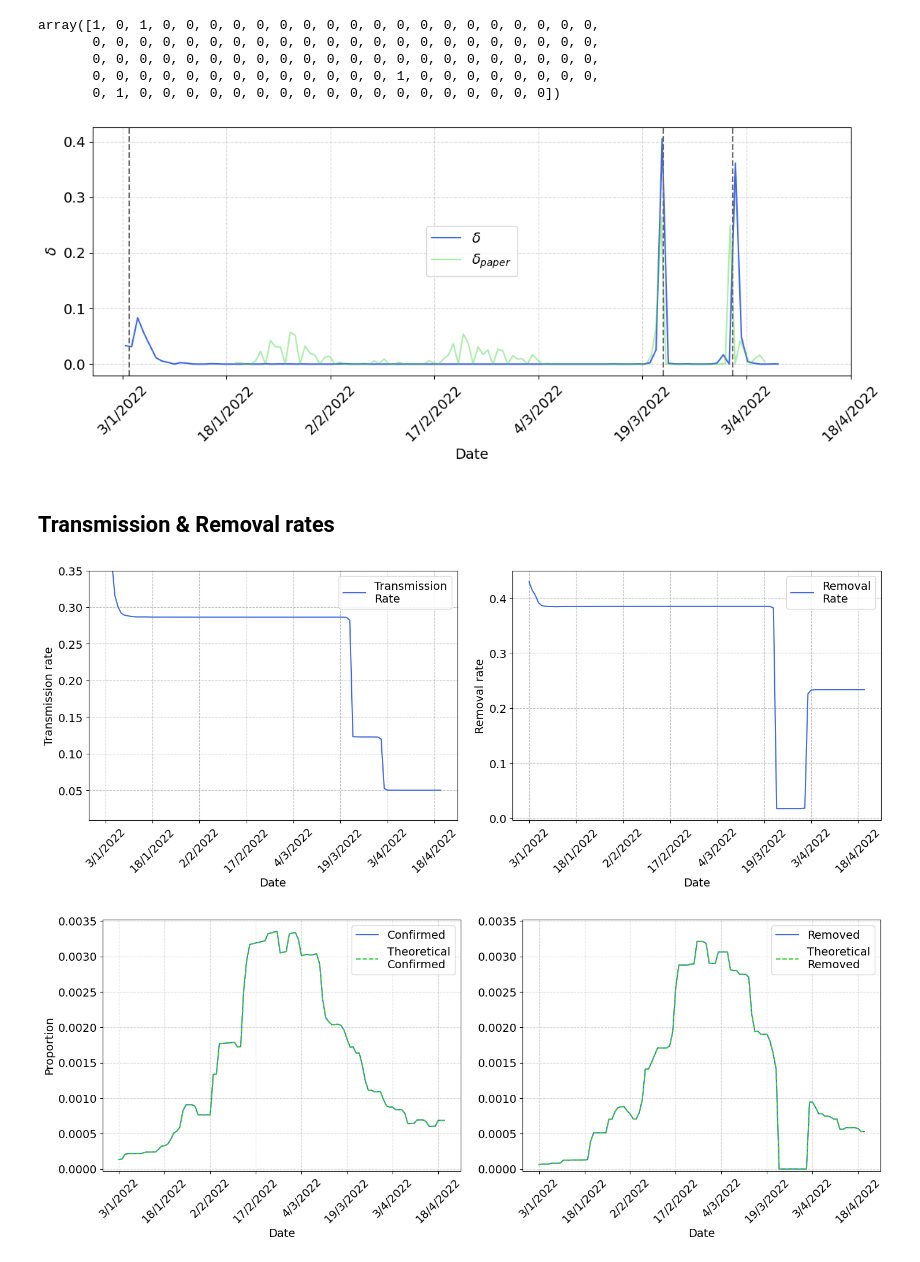
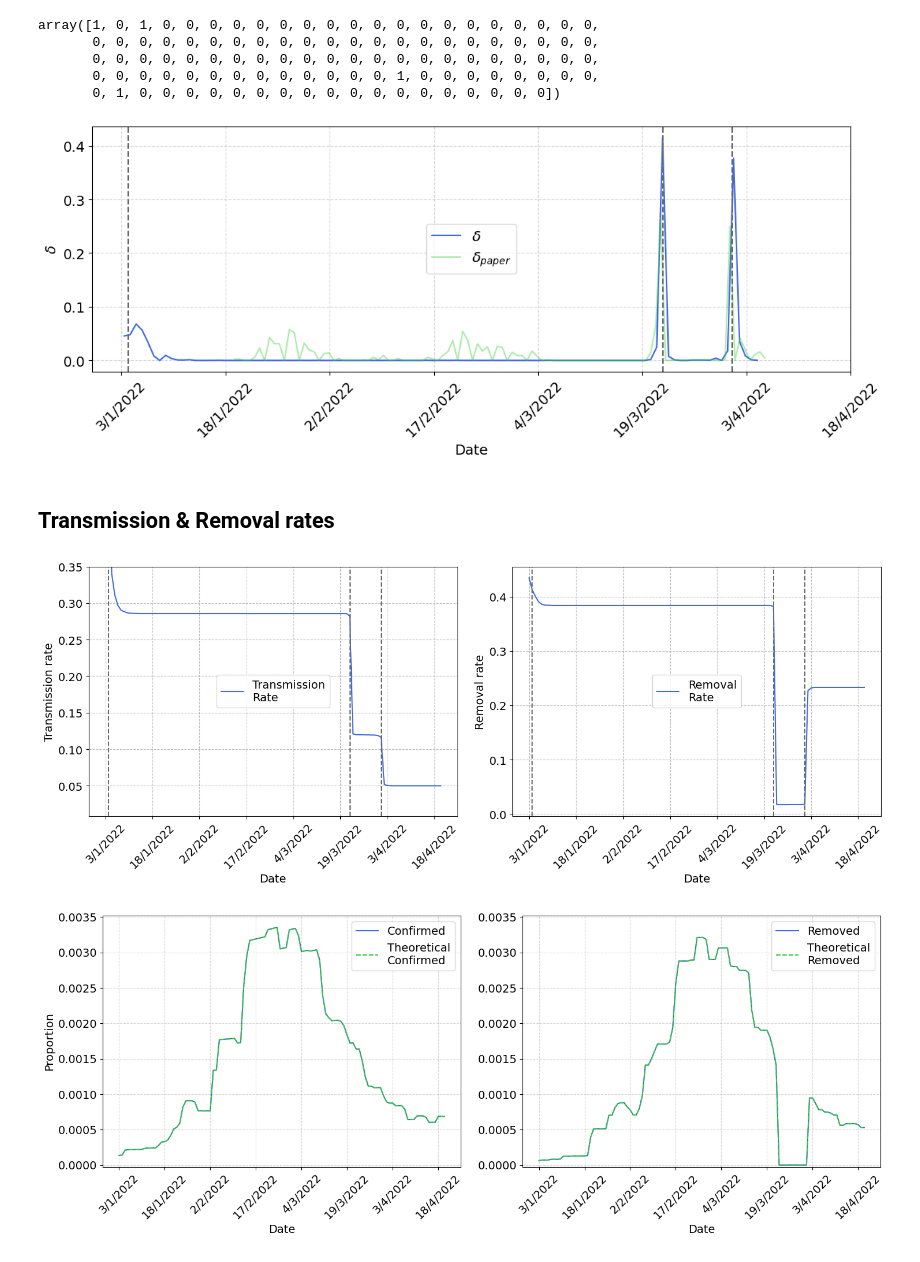
Before and after one commit to s1m0n32001/BayesianSIR, a Jupyter notebook: final.ipynb, the cells around one changed output. Cells and saved outputs as stored; diff of their text form; code cells hidden in the pictures.

```diff
--- a/final.ipynb
+++ b/final.ipynb
@@ -15,8 +15,8 @@ N = 1_000_000
 T = 101
 I0 = 50
 
-betas = 25*[0.3]+25*[.4]+25*[.25]+26*[.2]
-gammas = 25*[0.05]+25*[.15]+25*[.2]+26*[.25]
+betas = 25*[0.10]+25*[.4]+25*[.2]+26*[.05]
+gammas = 25*[0.01]+25*[.08]+25*[.15]+26*[.25]
 
 SIR_model = Bayesian_SIR([N, T, I0], betas, gammas)
 # %% [markdown]
@@ -107,0 +111,17 @@ array([0], dtype=int64)
+# %%
+where = np.where(deltas_samples[1:] == 1)[0]
+n_wh, wh_bins = np.histogram(where[1:], bins=108, density=True)
+plt.figure(figsize=(12, 5))
+plt.plot(((wh_bins[1:]+wh_bins[:-1])/2).astype(int), n_wh, label=r'$\delta$', color=colors[0])
+lims = plt.ylim()
+for en, d in enumerate(delta_final[1:]):
+    if d == 1:
+        plt.vlines(en, *lims, color='dimgray', ls='--')
+plt.ylim(lims)
+plt.xlabel('Date')
+plt.ylabel(r'$\delta$')
+plt.grid(ls='--', alpha=0.5)
+plt.legend(loc='center')
+plt.tight_layout()
+plt.savefig(f'img/delta_simulated.png', dpi=500)
+plt.show()
@@ -197,11 +219,11 @@ array([1, 0, 1, 0, 0, 0, 0, 0, 0, 0, 0, 0, 0, 0, 0, 0, 0, 0, 0, 0, 0, 0,
        0, 0, 0, 0, 0, 0, 0, 0, 0, 0, 0, 0, 0, 1, 0, 0, 0, 0, 0, 0, 0, 0,
        0, 1, 0, 0, 0, 0, 0, 0, 0, 0, 0, 0, 0, 0, 0, 0, 0, 0, 0, 0])
 # %%
-n_wh, wh_bins = np.histogram(where[1:], bins=108, density=True)
+n_wh, wh_bins = np.histogram(where, bins=108, density=True)
 n_their, wh_bins_their = np.histogram(where_their, bins=108, density=True)
 plt.figure(figsize=(12, 5))
-plt.plot((wh_bins[1:]+wh_bins[:-1])/2, n_wh, label=r'$\delta$', color=colors[0])
-plt.plot((wh_bins_their[1:]+wh_bins_their[:-1])/2, n_their,
+plt.plot(((wh_bins[1:]+wh_bins[:-1])/2), n_wh, label=r'$\delta$', color=colors[0])
+plt.plot(((wh_bins_their[1:]+wh_bins_their[:-1])/2), n_their,
             label=r'$\delta_{paper}$', color=colors[1], alpha=0.4)
 lims = plt.ylim()
 for en, d in enumerate(delta_final_real[1:]):
@@ -217,34 +239,42 @@ plt.tight_layout()
 plt.savefig(f'img/delta_Singapore.png', dpi=500)
 plt.show()
 # %% [output]
-[figure, old version]
+[figure, new version]
 # %% [markdown]
 ## Transmission & Removal rates
 # %%
 bs_median = np.median(1/bs_samples_real, axis = 1)
 rs_median = np.median(rs_samples_real/(1+rs_samples_real), axis = 1)
 fig, ax = plt.subplots(1, 2, figsize=(15, 6))
 ax[0].plot(bs_median, color=colors[0], label='Transmission\nRate')
 ax[0].set_xlabel('Date')
 ax[0].set_xticks(range(0, 109, 15), np.array(data.Date[::15]), rotation=45)
 ax[0].set_ylabel(f'Transmission rate')
 lims = ax[0].get_ylim()
+for en, d in enumerate(delta_final_real[1:]):
+    if d == 1:
+        ax[0].vlines(en, *lims, color='dimgray', ls='--')
 ax[0].set_ylim(lims[0], 0.35)
 ax[0].grid(ls='--', alpha=0.8)
-ax[0].legend()
+ax[0].legend(loc='center')
 
 ax[1].plot(rs_median, color=colors[0], label='Removal\nRate')
+lims = ax[1].get_ylim()
+for en, d in enumerate(delta_final_real[1:]):
+    if d == 1:
+        ax[1].vlines(en, *lims, color='dimgray', ls='--')
+ax[1].set_ylim(lims)
 ax[1].set_xlabel('Date')
 ax[1].set_xticks(range(0, 109, 15), np.array(data.Date[::15]), rotation=45)
 ax[1].set_ylabel(f'Removal rate')
 ax[1].grid(ls='--', alpha=0.8)
-ax[1].legend()
+ax[1].legend(loc='center')
 
 plt.tight_layout()
 plt.savefig(f'img/Transmission_Removal_Rates.png', dpi=500)
 plt.show()
 # %% [output]
-[figure, old version]
+[figure, new version]
 # %%
 fig, ax = plt.subplots(1, 2, figsize=(15, 6))
 ax[0].plot(betas_samples_real_mean*SIR_model_real.configurations[:-1, 1]/SIR_model_real.N, color=colors[0], label='Confirmed')
```
Also changed, not shown: parts of 12 cells of this notebook, 9 other files.
